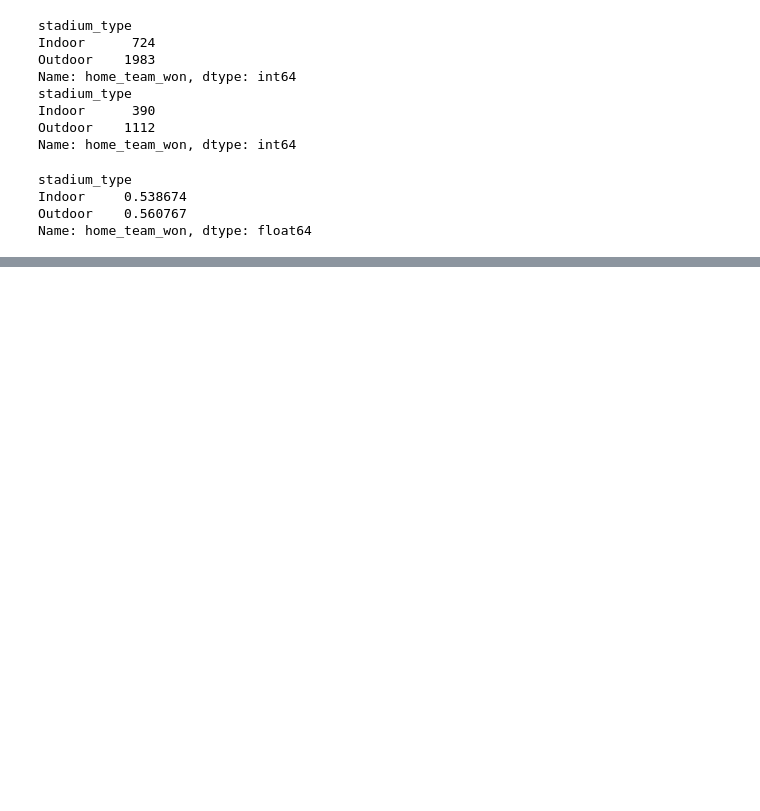
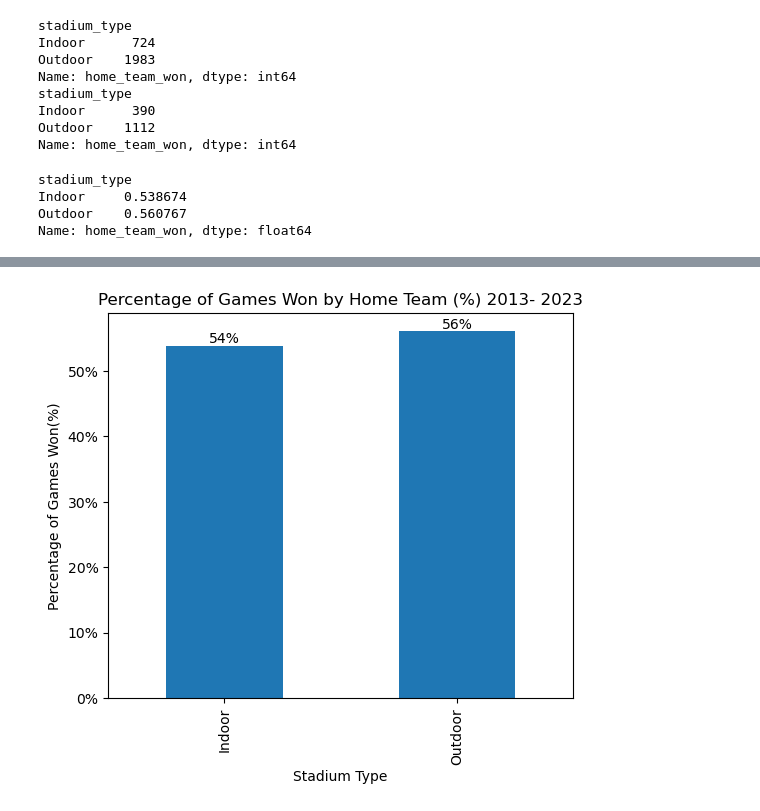
Before and after one commit to dadario10/Betting_Analytics_Project, a Jupyter notebook: stadiums.ipynb, the cells around one changed output, grey strips where cells are left out. Cells and saved outputs as stored; diff of their text form; code cells hidden in the pictures; blank space fills up the shorter version.

Commit message:
updated version with bar plot

```diff
--- a/stadiums.ipynb
+++ b/stadiums.ipynb
@@ -82,7 +81,8 @@ Name: stadium, dtype: int64
 pd.reset_option('all')
 
 #created new DF with desired columns
-filtered_stadium_df = bet_data_df[["schedule_date", "schedule_season", "team_home", "score_home", "score_away", "team_away", "team_favorite_id", "spread_favorite", "over_under_line",
+filtered_stadium_df = bet_data_df[["schedule_date", "schedule_season", "team_home", "score_home", "score_away", "team_away",
+                                   "team_favorite_id", "spread_favorite", "over_under_line",
                                    "stadium", "weather_temperature",	"weather_wind_mph",	"weather_humidity" ]].copy()
 
 #add new columns for game winner and stadium type
@@ -90,8 +90,9 @@ filtered_stadium_df["game_winner"] = ""
 filtered_stadium_df["stadium_type"] = ""
 
 #re-order columns in desired order
-final_stadium_df = filtered_stadium_df[["schedule_date", "schedule_season", "team_home", "score_home", "score_away", "team_away", "team_favorite_id",
-                                        "game_winner", "spread_favorite", "over_under_line", "stadium", "stadium_type", "weather_temperature", "weather_wind_mph", "weather_humidity" ]]
+final_stadium_df = filtered_stadium_df[["schedule_date", "schedule_season", "team_home", "score_home", "score_away",
+                                        "team_away", "team_favorite_id", "game_winner", "spread_favorite", "over_under_line",
+                                          "stadium", "stadium_type", "weather_temperature", "weather_wind_mph", "weather_humidity" ]]
 final_stadium_df
 # %% [output]
 |  | schedule_date | schedule_season | team_home | score_home | score_away | team_away | team_favorite_id | ... |
@@ -231,3 +232,28 @@ weather_agg
 | stadium_type |  |  |  |  |  |  |  |  | ... |
 | Indoor | 71.946252 | 72.0 | 9.195407 | 3.032393 | 0.114045 | 0.308345 | 0.0 | 2.366545 | ... |
 | Outdoor | 57.946759 | 60.0 | 308.623418 | 17.567681 | 0.487991 | 6.804633 | 6.0 | 20.345883 | ... |
+# %%
+#create bar plot to visualize indoor/outdoor adavantage
+import matplotlib.ticker as mtick
+
+home_field_data = final_stadium_df.groupby("stadium_type")["home_team_won"].sum() / final_stadium_df.groupby("stadium_type")["home_team_won"].count()
+
+home_field_data.plot(kind="bar", figsize=(6,5))
+plt.xlabel("Stadium Type")
+plt.title("Percentage of Games Won by Home Team (%) 2013- 2023")
+plt.ylabel("Percentage of Games Won(%)")
+
+# Create a function to format the y-axis as percentages
+def percentage_format(x, _):
+    return '{:.0f}%'.format(x * 100)
+
+# Apply the percentage format to the y-axis
+plt.gca().yaxis.set_major_formatter(mtick.FuncFormatter(percentage_format))
+
+# Add actual percentges to the bars
+for i, value in enumerate(home_field_data):
+    plt.annotate(f'{value:.0%}', (i, value), ha='center', va='bottom')
+
+plt.show()
+# %% [output]
+[figure, added]
```
Also changed, not shown: parts of 3 cells of this notebook, 2 other files.
